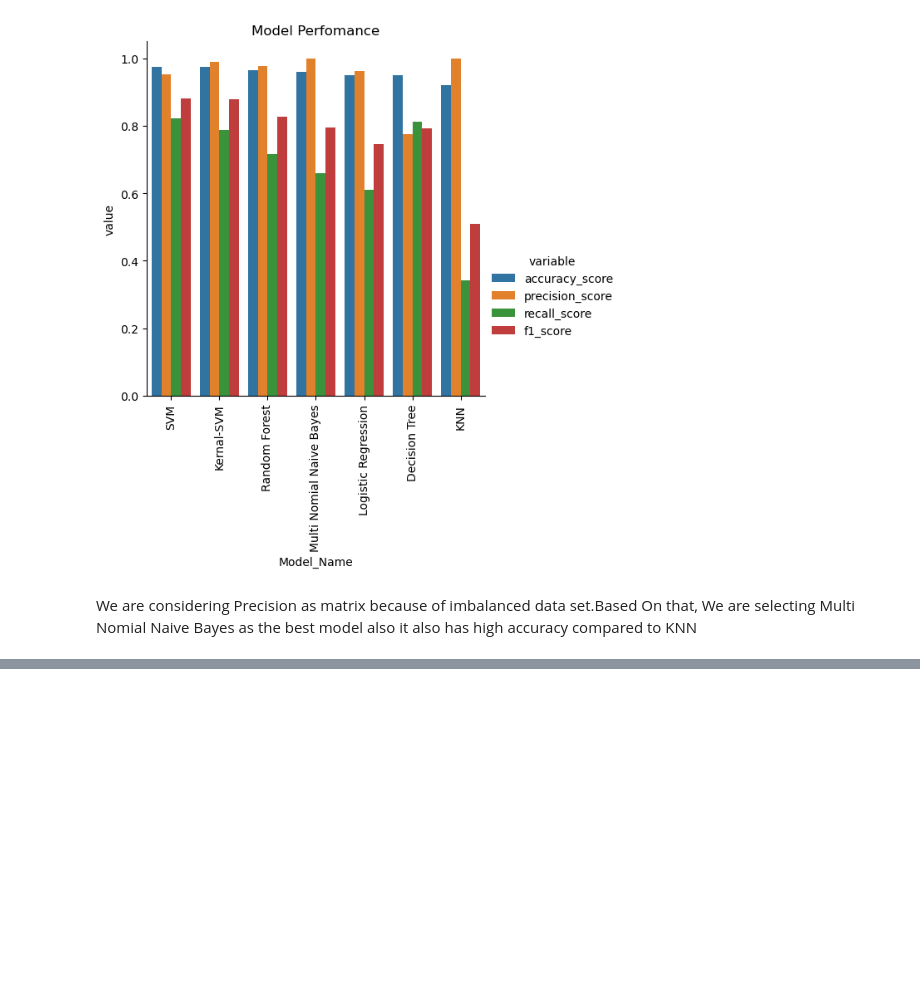
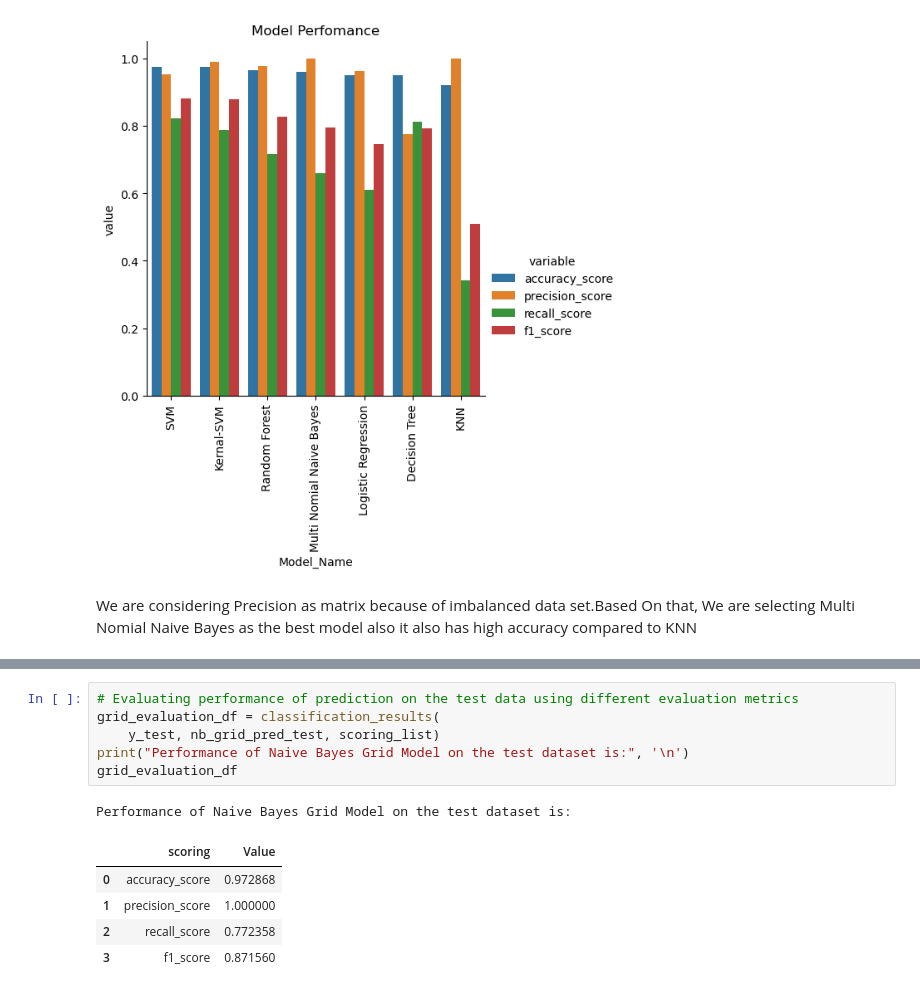
Before and after one commit to Muhliscm/spam_classifer, a Jupyter notebook: 01_Model_building.ipynb, the cells around one changed output, grey strips where cells are left out. Saved outputs shown, nothing was run; the diff lists cells and outputs as text; blank space fills up the shorter version.

```diff
--- a/Model_building.ipynb
+++ b/01_Model_building.ipynb
@@ -715,0 +840,13 @@ We are considering Precision as matrix because of imbalanced data set.Based On t
+# %%
+# Evaluating performance of prediction on the test data using different evaluation metrics
+grid_evaluation_df = classification_results(
+    y_test, nb_grid_pred_test, scoring_list)
+print("Performance of Naive Bayes Grid Model on the test dataset is:", '\n')
+grid_evaluation_df
+# %% [output]
+Performance of Naive Bayes Grid Model on the test dataset is:
+|  | scoring | Value |
+| 0 | accuracy_score | 0.972868 |
+| 1 | precision_score | 1.000000 |
+| 2 | recall_score | 0.772358 |
+| 3 | f1_score | 0.871560 |
```
Also changed, not shown: parts of 22 cells of this notebook, 4 other files.
